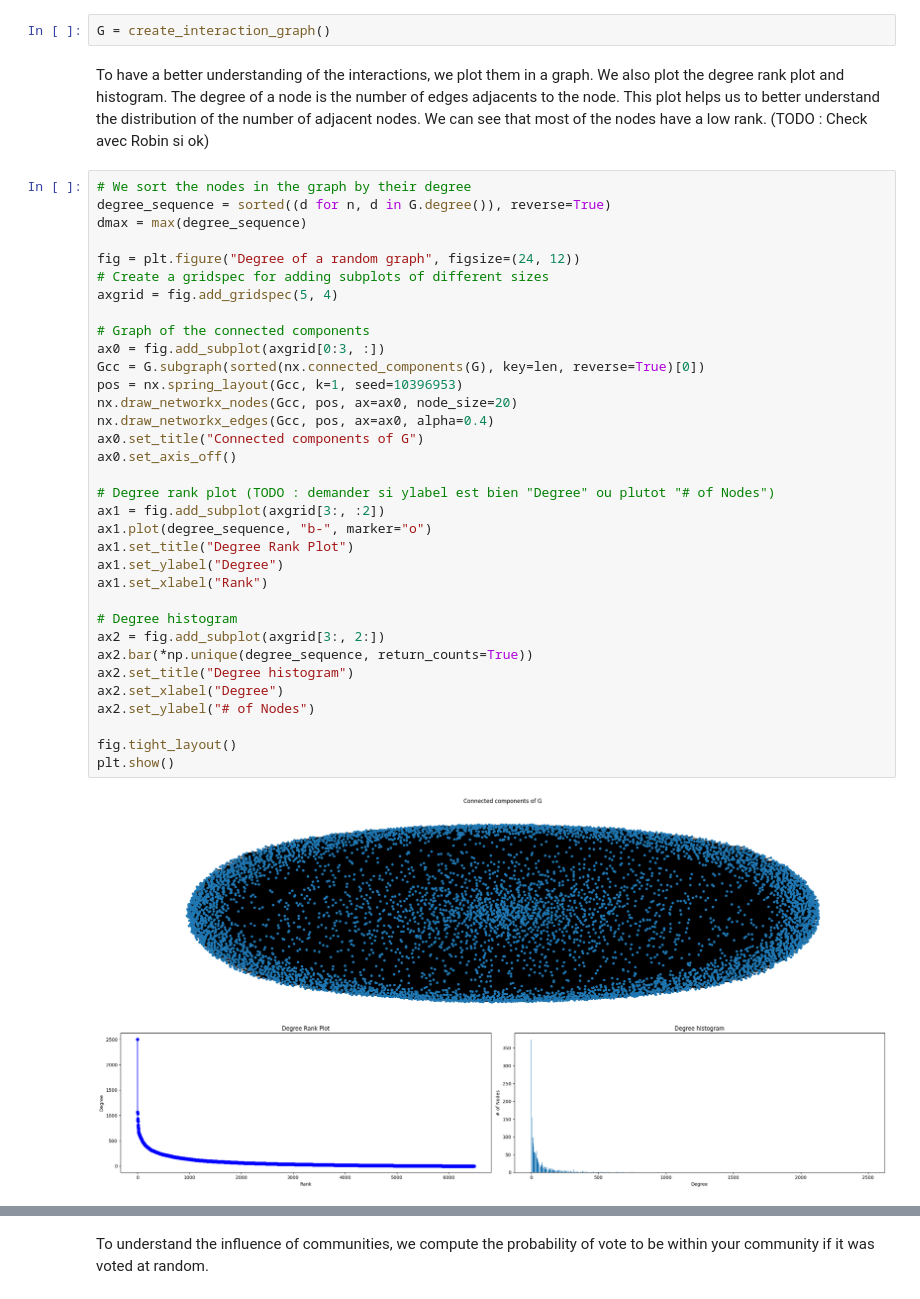
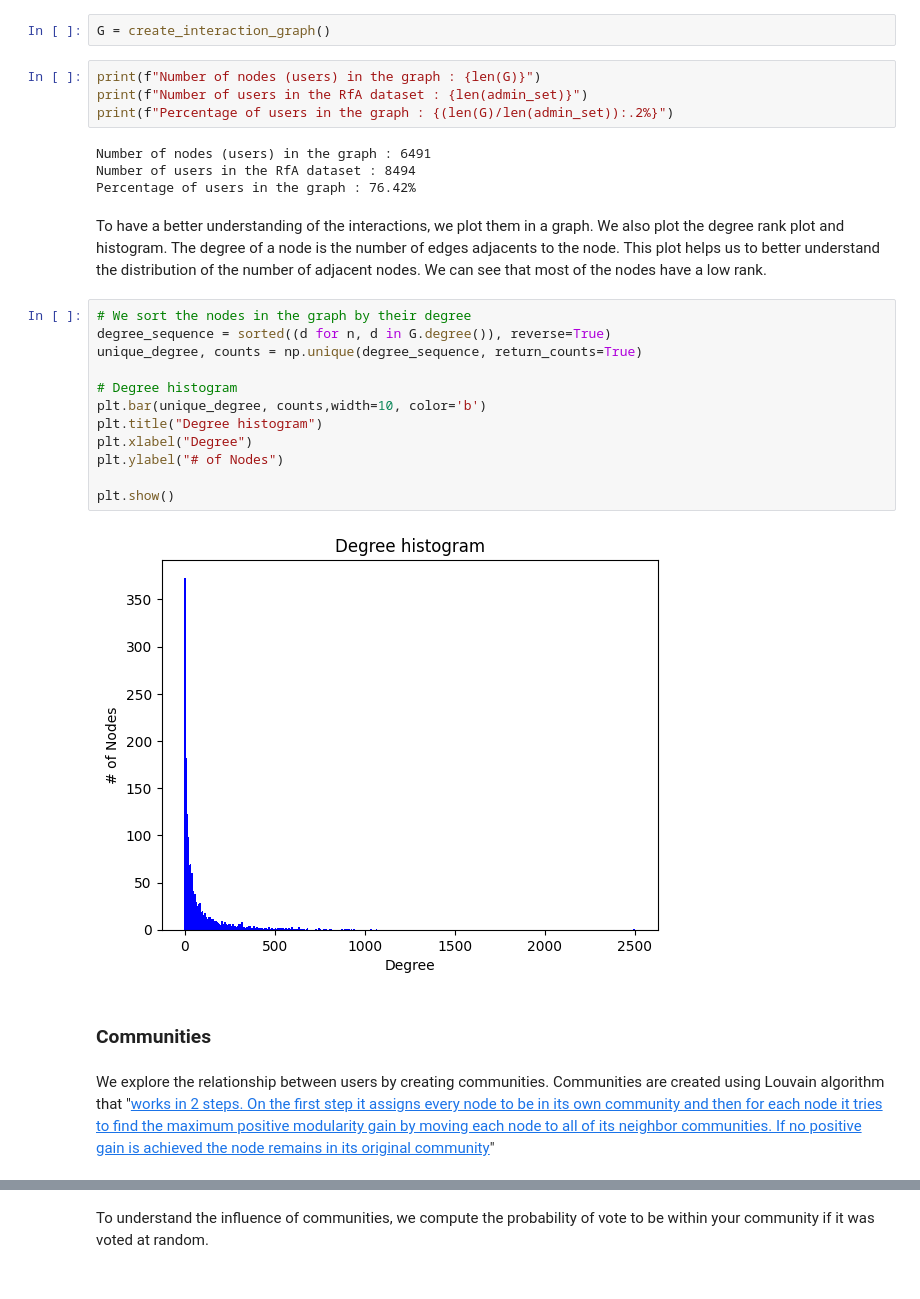
Before and after one commit to epfl-ada/ada-2023-project-thedatafreaks, a Jupyter notebook: notebooks/main_notebook.ipynb, the cells around one changed output, grey strips where cells are left out. Cells and saved outputs as stored; diff of their text form.

```diff
--- a/notebooks/main_notebook.ipynb
+++ b/notebooks/main_notebook.ipynb
@@ -47,43 +53,33 @@ We consider an interaction between two users to be an edit from user A in the us
 # %%
 G = create_interaction_graph()
+# %%
+print(f"Number of nodes (users) in the graph : {len(G)}")
+print(f"Number of users in the RfA dataset : {len(admin_set)}")
+print(f"Percentage of users in the graph : {(len(G)/len(admin_set)):.2%}")
+# %% [output]
+Number of nodes (users) in the graph : 6491
+Number of users in the RfA dataset : 8494
+Percentage of users in the graph : 76.42%
 # %% [markdown]
-To have a better understanding of the interactions, we plot them in a graph. We also plot the degree rank plot and histogram. The degree of a node is the number of edges adjacents to the node. This plot helps us to better understand the distribution of the number of adjacent nodes. We can see that most of the nodes have a low rank. (TODO : Check avec Robin si ok)
+To have a better understanding of the interactions, we plot them in a graph. We also plot the degree rank plot and histogram. The degree of a node is the number of edges adjacents to the node. This plot helps us to better understand the distribution of the number of adjacent nodes. We can see that most of the nodes have a low rank.
-# %%
-# We sort the nodes in the graph by their degree
-degree_sequence = sorted((d for n, d in G.degree()), reverse=True)
-dmax = max(degree_sequence)
-
-fig = plt.figure("Degree of a random graph", figsize=(24, 12))
-# Create a gridspec for adding subplots of different sizes
-axgrid = fig.add_gridspec(5, 4)
-
-# Graph of the connected components
-ax0 = fig.add_subplot(axgrid[0:3, :])
-Gcc = G.subgraph(sorted(nx.connected_components(G), key=len, reverse=True)[0])
-pos = nx.spring_layout(Gcc, k=1, seed=10396953)
-nx.draw_networkx_nodes(Gcc, pos, ax=ax0, node_size=20)
-nx.draw_networkx_edges(Gcc, pos, ax=ax0, alpha=0.4)
-ax0.set_title("Connected components of G")
-ax0.set_axis_off()
-
-# Degree rank plot (TODO : demander si ylabel est bien "Degree" ou plutot "# of Nodes")
-ax1 = fig.add_subplot(axgrid[3:, :2])
-ax1.plot(degree_sequence, "b-", marker="o")
-ax1.set_title("Degree Rank Plot")
-ax1.set_ylabel("Degree")
-ax1.set_xlabel("Rank")
-
-# Degree histogram
-ax2 = fig.add_subplot(axgrid[3:, 2:])
-ax2.bar(*np.unique(degree_sequence, return_counts=True))
-ax2.set_title("Degree histogram")
-ax2.set_xlabel("Degree")
-ax2.set_ylabel("# of Nodes")
-
-fig.tight_layout()
-plt.show()
-# %% [output]
-[figure, removed]
+# %%
+# We sort the nodes in the graph by their degree
+degree_sequence = sorted((d for n, d in G.degree()), reverse=True)
+unique_degree, counts = np.unique(degree_sequence, return_counts=True)
+
+# Degree histogram
+plt.bar(unique_degree, counts,width=10, color='b')
+plt.title("Degree histogram")
+plt.xlabel("Degree")
+plt.ylabel("# of Nodes")
+
+plt.show()
+# %% [output]
+[figure, added]
+# %% [markdown]
+### Communities <a class="anchor" id="communities_communities"></a>
+# %% [markdown]
+We explore the relationship between users by creating communities. Communities are created using Louvain algorithm that "[works in 2 steps. On the first step it assigns every node to be in its own community and then for each node it tries to find the maximum positive modularity gain by moving each node to all of its neighbor communities. If no positive gain is achieved the node remains in its original community](https://networkx.org/documentation/stable/reference/algorithms/generated/networkx.algorithms.community.louvain.louvain_communities.html)"
 # %%
 #We create the communities
 
```
Also changed, not shown: parts of 44 cells of this notebook, 1 other file.
